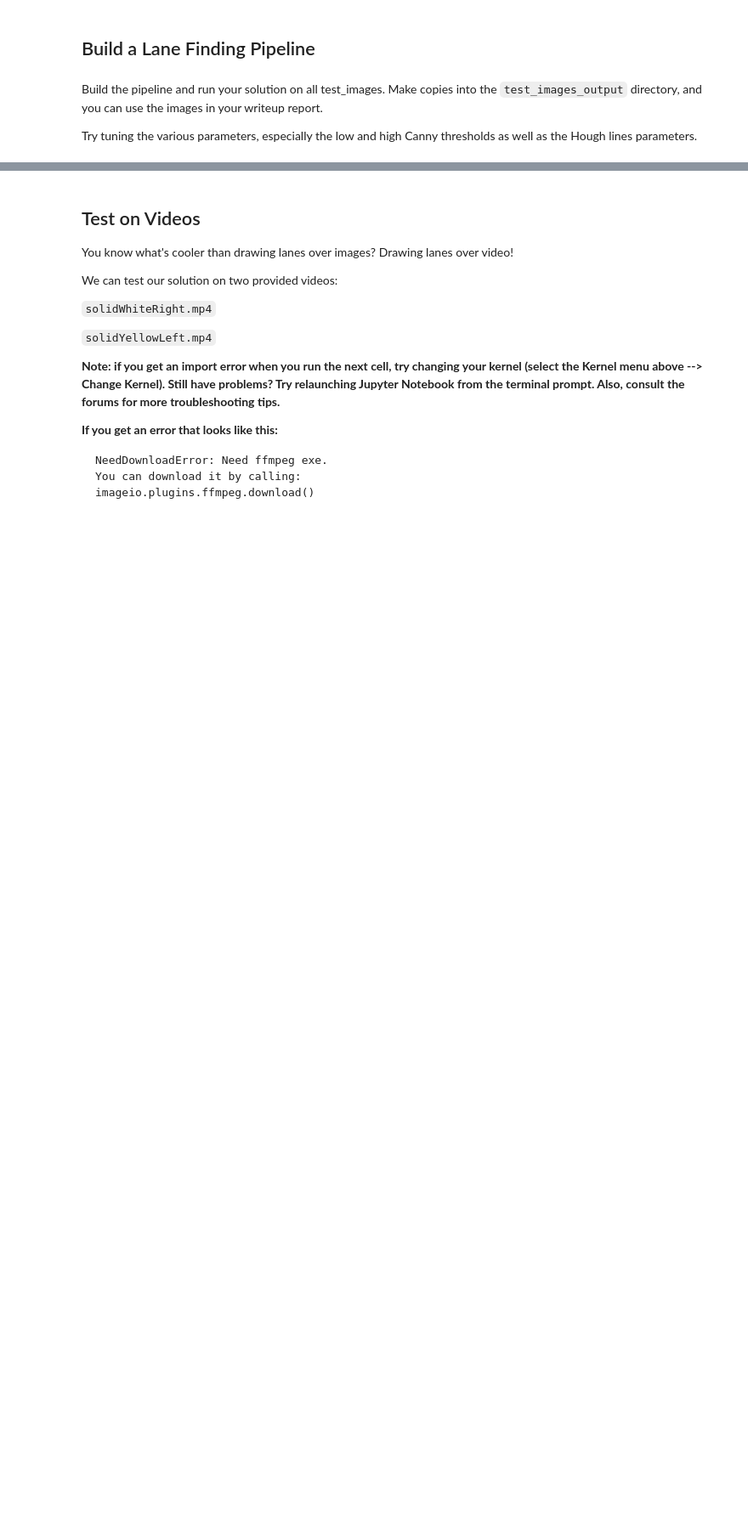
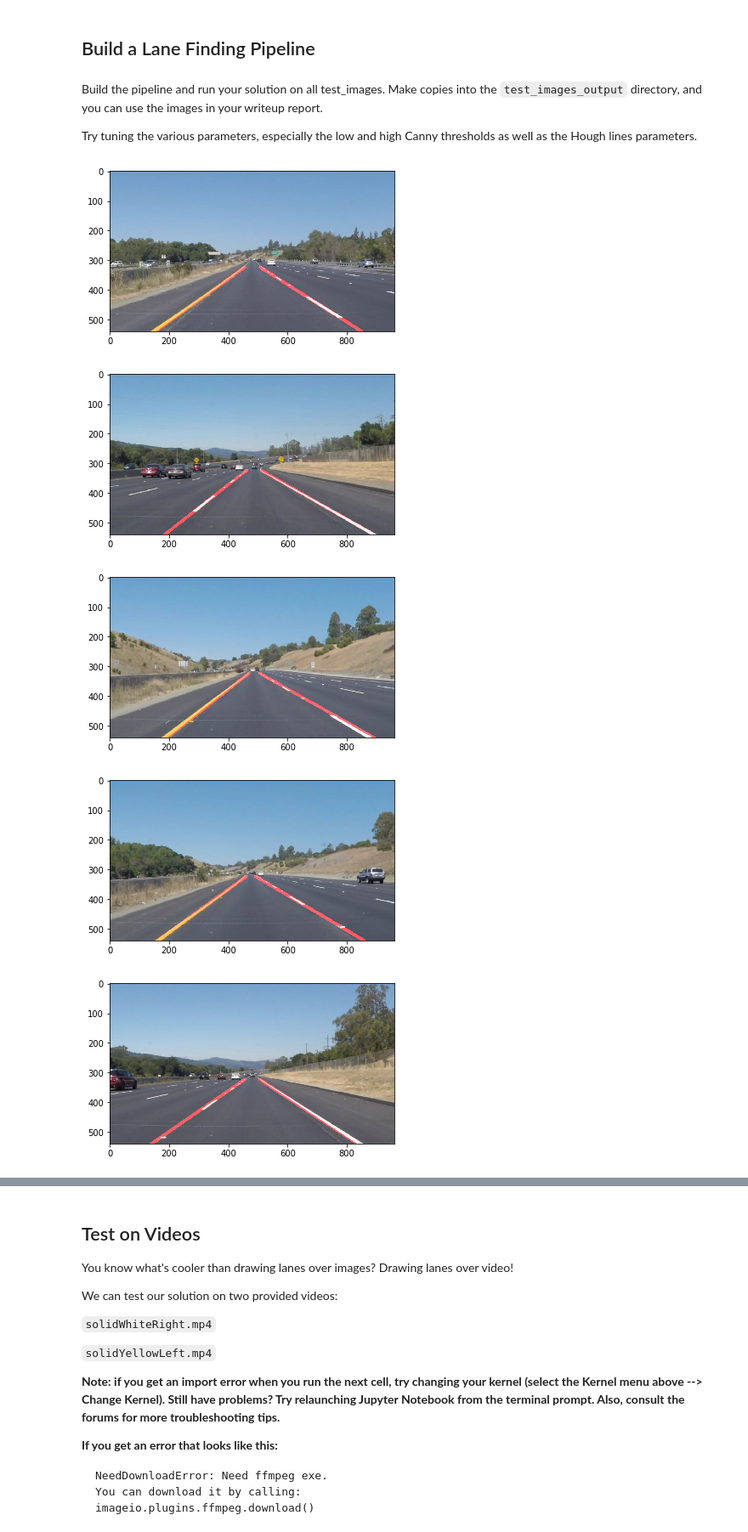
Before and after one commit to flsilves/CarND-LaneLines-P1, a Jupyter notebook: P1.ipynb, the cells around one changed output, grey strips where cells are left out. Shown: that part at 85% size. Drawn from its saved outputs; the diff is of its cells as text; code cells hidden in the pictures; blank space fills up the shorter version.

```diff
--- a/P1.ipynb
+++ b/P1.ipynb
@@ -359,44 +364,47 @@ def get_region_of_interest_vertices(imshape, height_factor=.6, top_left_factor=.
 
 def process(image, clear_buffer=False):
 
-    global buffer_right
-    global buffer_left
-    global height_factor
-    global IMAGE
+    global buffer_right, buffer_left, height_factor
+    global IMAGE, DEBUG
 
     IMAGE = image
+    DEBUG = False
     height_factor = .6
 
     vertices = get_region_of_interest_vertices(image.shape, height_factor)
 
     blur_gray = gaussian_blur(img=grayscale(image), kernel_size=11)
 
-    blur_gray = cv2.adaptiveThreshold(blur_gray,255,cv2.ADAPTIVE_THRESH_GAUSSIAN_C,\
+    threshold_gray = cv2.adaptiveThreshold(blur_gray,255,cv2.ADAPTIVE_THRESH_GAUSSIAN_C,\
             cv2.THRESH_BINARY,11,2)
 
+    median_image = np.median(threshold_gray)
 
-    v = np.median(blur_gray)
-    #black_white = np.dstack((blur_gray,blur_gray,blur_gray))
-
-    edges = canny(img=blur_gray, low_threshold=50, high_threshold=150)
+    edges = canny(img=threshold_gray, low_threshold=0.66*median_image, high_threshold=1.33*median_image)
 
     masked_edges = region_of_interest(img=edges, vertices=vertices )
 
     line_img = hough_lines(img=masked_edges, rho=1, theta=np.pi/180, threshold=40, min_line_len=5, max_line_gap=15)
 
-    final = weighted_img(image, line_img)
+    final_img = weighted_img(image, line_img)
 
     # Uncomment to show area of interest
     #cv2.polylines(final, [vertices], True, (0,0,255),3)
 
-    return final
+    return final_img
 
 for index,filename in enumerate(image_filenames):
     image = mpimg.imread("test_images/" + filename)
 
     buffer_right = CircularBuffer(10)
     buffer_left = CircularBuffer(10)
 
     lanes_image = process(image)
     plt.figure()
     plt.imshow(lanes_image)
+# %% [output]
+[figure, added]
+[figure, added]
+[figure, added]
+[figure, added]
+[figure, added]
```
Also changed, not shown: parts of 10 cells of this notebook.
